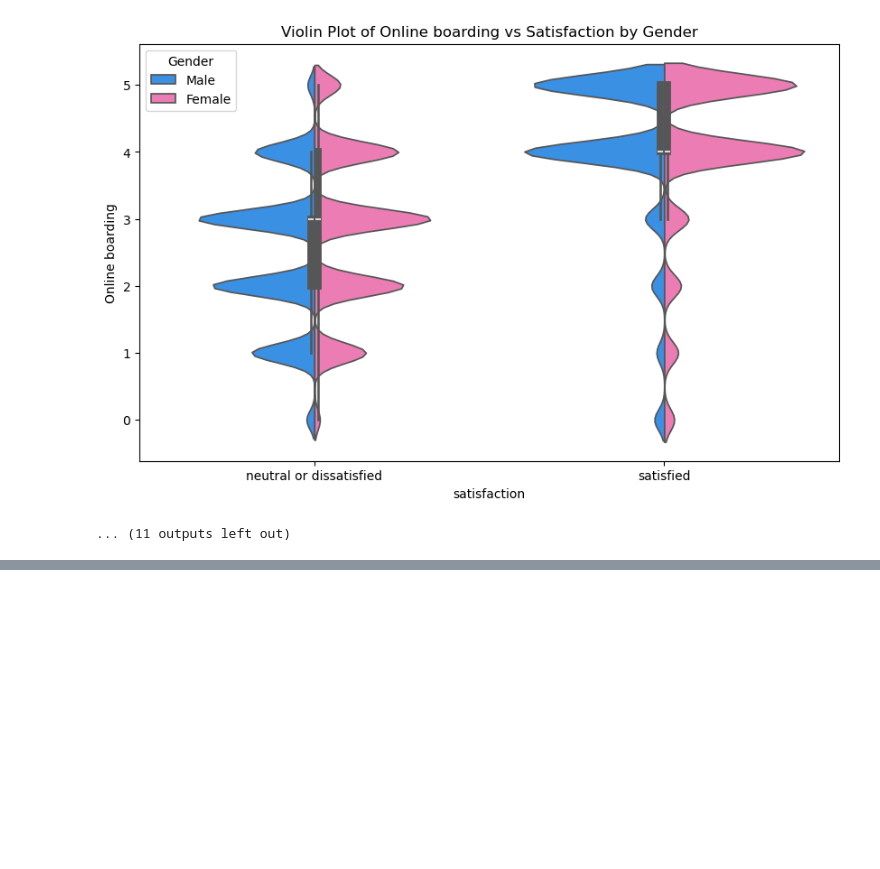
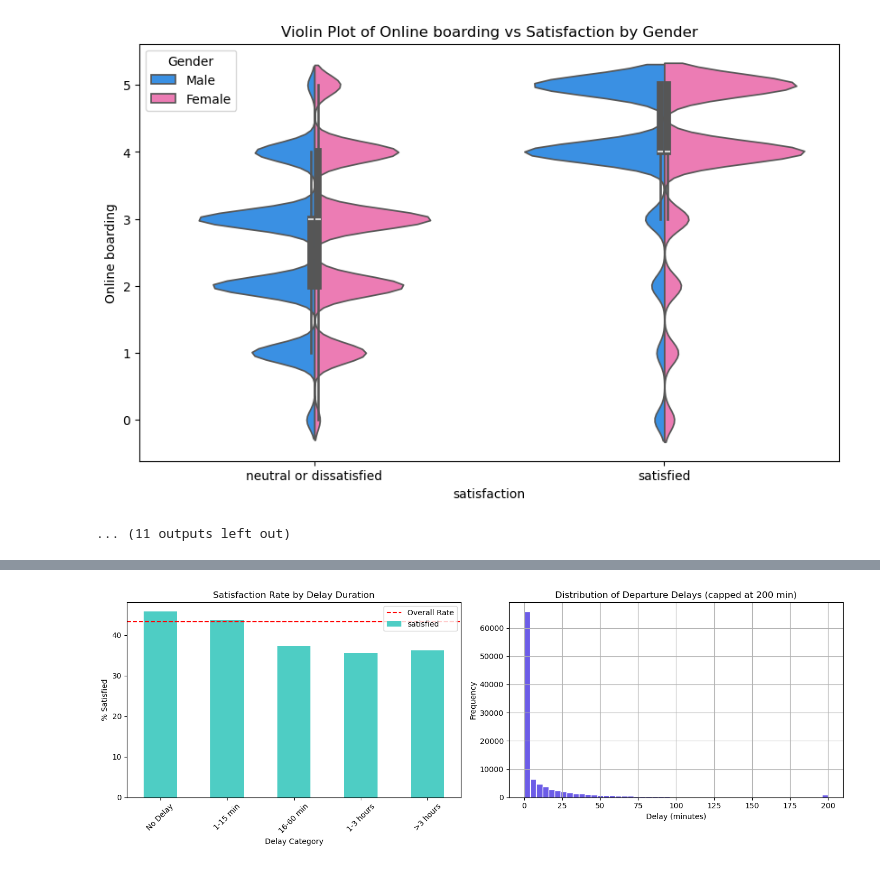
Before and after one commit to DenizCiger/airline-passenger-satisfaction, a Jupyter notebook: old_airlines.ipynb, the cells around one changed output, grey strips where cells are left out. Cells and saved outputs as stored; diff of their text form; code cells hidden in the pictures; blank space fills up the shorter version.

```diff
--- a/airlines.ipynb
+++ b/old_airlines.ipynb
@@ -141,0 +261,35 @@ for feature in train:
+# %%
+# 4. Delay Impact Analysis
+fig, axes = plt.subplots(1, 2, figsize=(14, 5))
+
+# Create delay bins
+train['Delay Category'] = pd.cut(train['Departure Delay in Minutes'],
+                                  bins=[-1, 0, 15, 60, 180, float('inf')],
+                                  labels=['No Delay', '1-15 min', '16-60 min', '1-3 hours', '>3 hours'])
+
+# Satisfaction by delay category
+delay_sat = train.groupby(['Delay Category', 'satisfaction']).size().unstack(fill_value=0)
+delay_sat_pct = delay_sat.div(delay_sat.sum(axis=1), axis=0) * 100
+
+delay_sat_pct['satisfied'].plot(kind='bar', ax=axes[0], color='#4ecdc4')
+axes[0].set_title('Satisfaction Rate by Delay Duration')
+axes[0].set_ylabel('% Satisfied')
+axes[0].set_xlabel('Delay Category')
+axes[0].tick_params(axis='x', rotation=45)
+axes[0].axhline(y=train['satisfaction'].value_counts(normalize=True)['satisfied']*100,
+                color='red', linestyle='--', label='Overall Rate')
+axes[0].legend()
+
+# Distribution of delays
+train['Departure Delay in Minutes'].clip(upper=200).hist(bins=50, ax=axes[1], color='#6c5ce7', edgecolor='white')
+axes[1].set_title('Distribution of Departure Delays (capped at 200 min)')
+axes[1].set_xlabel('Delay (minutes)')
+axes[1].set_ylabel('Frequency')
+
+plt.tight_layout()
+plt.show()
+
+# Clean up temp column
+train.drop('Delay Category', axis=1, inplace=True)
+# %% [output]
+[figure, added]
```
Also changed, not shown: parts of 9 cells of this notebook, 1 other file.
